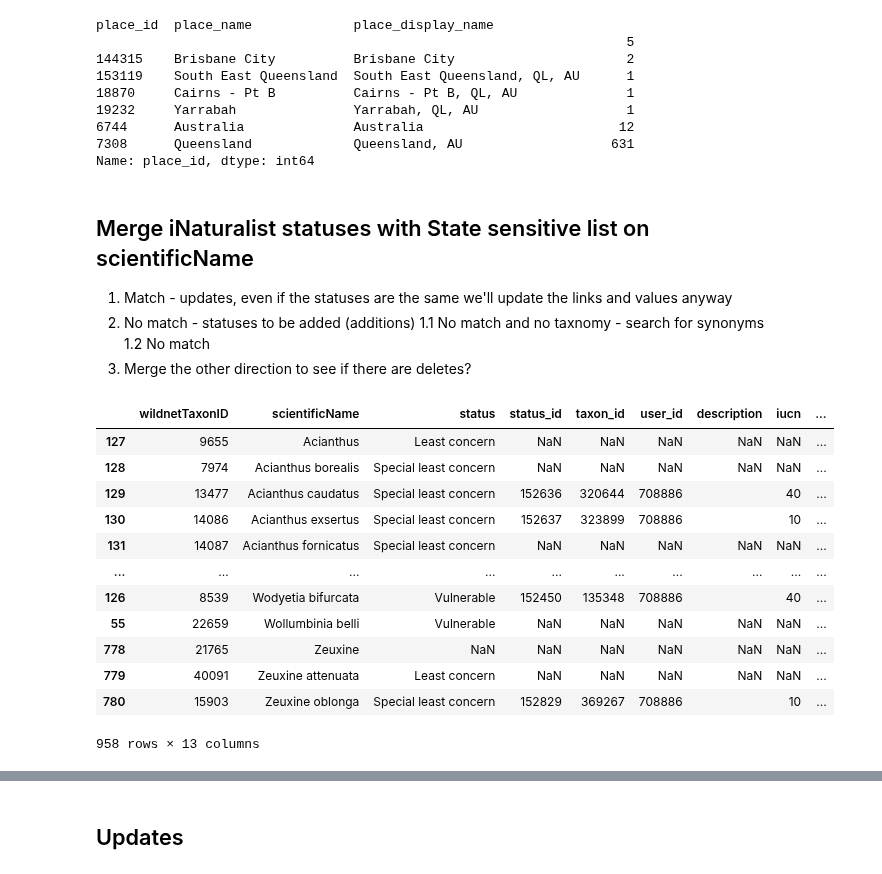
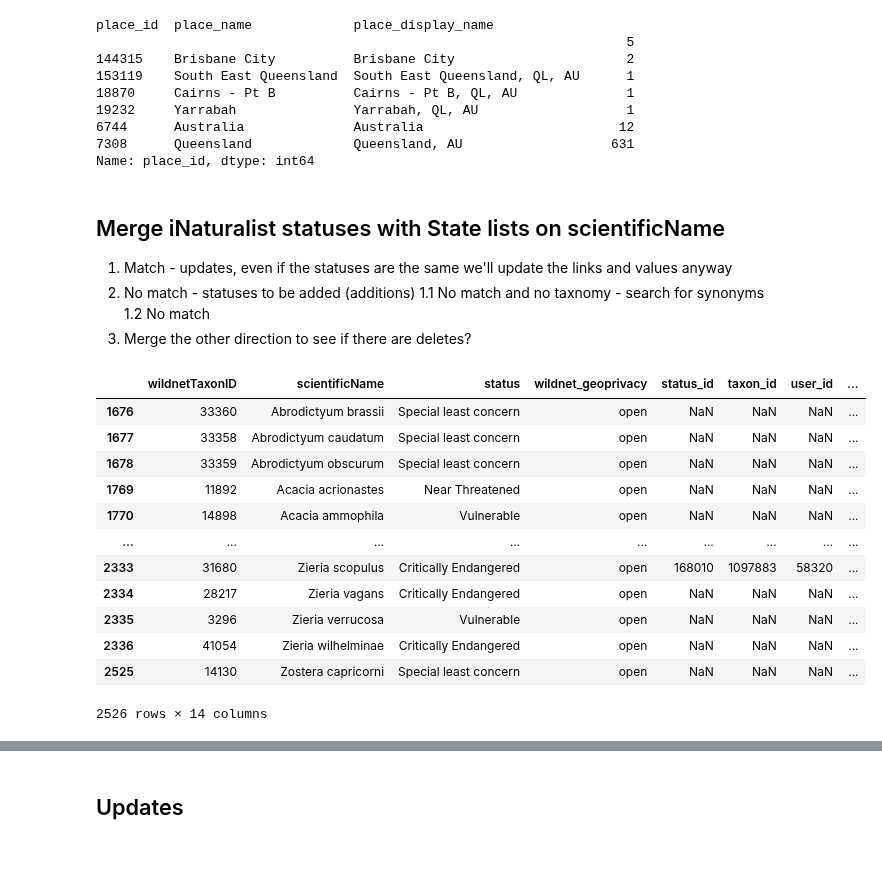
Before and after one commit to AtlasOfLivingAustralia/authoritative-lists, a Jupyter notebook: source-code/py-notebook/inaturalist-statuses/qld.ipynb, the cells around one changed output, grey strips where cells are left out. Drawn from its saved outputs; the diff is of its cells as text; code cells hidden in the pictures.

Commit message:
inaturalist qld include conservation list

```diff
--- a/source-code/py-notebook/inaturalist-statuses/qld.ipynb
+++ b/source-code/py-notebook/inaturalist-statuses/qld.ipynb
@@ -100,6 +104,7 @@ inattaxa.head(3)
 sensitivelist = pd.read_csv(listdir + "sensitive-lists/QLD-sensitive.csv")  # Qld sensitive list
 sensitivelist['scientificName'] = sensitivelist['scientificName'].str.replace('subsp. ', '', regex=False)
 sensitivelist = sensitivelist.rename(columns={'taxonID':'wildnetTaxonID'})
+sensitivelist['wildnet_geoprivacy'] = 'obscured'
 sensitivelist
 # %% [output]
 |  | wildnetTaxonID | kingdom | class | family | scientificName | vernacularName | scientificNameAuthorship | ... |
@@ -117,0 +123,6 @@ sensitivelist
+# %%
+conservationlist = pd.read_csv(listdir + "conservation-lists/QLD-conservation.csv")  # Qld sensitive list
+conservationlist['scientificName'] = conservationlist['scientificName'].str.replace('subsp. ', '', regex=False)
+conservationlist = conservationlist.rename(columns={'taxonID':'wildnetTaxonID'})
+conservationlist['wildnet_geoprivacy'] = conservationlist['Confidential'].apply(lambda x: 'obscured' if x == 'Y' else 'open')
+conservationlist
@@ -117,0 +143,5 @@ sensitivelist
+# %%
+# join them in a way that works for inat (eg sensitive list, geoprivacy = 'obscured'
+statelist = pd.concat([sensitivelist[['wildnetTaxonID','scientificName','status','wildnet_geoprivacy','kingdom','class','family']],
+                    conservationlist[['wildnetTaxonID','scientificName','status','wildnet_geoprivacy','kingdom','class','family']]]).drop_duplicates()
+statelist
@@ -160,7 +211,7 @@ place_id  place_name             place_display_name
 7308      Queensland             Queensland, AU                   631
 Name: place_id, dtype: int64
 # %% [markdown]
-## Merge iNaturalist statuses with State sensitive list on scientificName
+## Merge iNaturalist statuses with State lists on scientificName
 
 1. Match - updates, even if the statuses are the same we'll update the links and values anyway
 2. No match - statuses to be added (additions)
@@ -169,22 +220,22 @@ Name: place_id, dtype: int64
 3. Merge the other direction to see if there are deletes?
 # %%
 # join to see which lists already have a status in inaturalist based on scientificName
-mergedstatuses = sensitivelist[['wildnetTaxonID','scientificName','status']].merge(inatstatuses[['status_id','scientificName','taxon_id','user_id','description','iucn','authority','status','geoprivacy','place_id','place_display_name']],how="left",left_on='scientificName',right_on='scientificName',suffixes=(None,'_inat')).sort_values(['scientificName'])
+mergedstatuses = statelist[['wildnetTaxonID','scientificName','status','wildnet_geoprivacy']].merge(inatstatuses[['status_id','scientificName','taxon_id','user_id','description','iucn','authority','status','geoprivacy','place_id','place_display_name']],how="left",left_on='scientificName',right_on='scientificName',suffixes=(None,'_inat')).sort_values(['scientificName'])
 mergedstatuses
 # %% [output]
-|  | wildnetTaxonID | scientificName | status | status_id | taxon_id | user_id | description | iucn | ... |
-| 127 | 9655 | Acianthus | Least concern | NaN | NaN | NaN | NaN | NaN | ... |
-| 128 | 7974 | Acianthus borealis | Special least concern | NaN | NaN | NaN | NaN | NaN | ... |
-| 129 | 13477 | Acianthus caudatus | Special least concern | 152636 | 320644 | 708886 |  | 40 | ... |
-| 130 | 14086 | Acianthus exsertus | Special least concern | 152637 | 323899 | 708886 |  | 10 | ... |
-| 131 | 14087 | Acianthus fornicatus | Special least concern | NaN | NaN | NaN | NaN | NaN | ... |
-| ... | ... | ... | ... | ... | ... | ... | ... | ... | ... |
-| 126 | 8539 | Wodyetia bifurcata | Vulnerable | 152450 | 135348 | 708886 |  | 40 | ... |
-| 55 | 22659 | Wollumbinia belli | Vulnerable | NaN | NaN | NaN | NaN | NaN | ... |
-| 778 | 21765 | Zeuxine | NaN | NaN | NaN | NaN | NaN | NaN | ... |
-| 779 | 40091 | Zeuxine attenuata | Least concern | NaN | NaN | NaN | NaN | NaN | ... |
-| 780 | 15903 | Zeuxine oblonga | Special least concern | 152829 | 369267 | 708886 |  | 10 | ... |
+|  | wildnetTaxonID | scientificName | status | wildnet_geoprivacy | status_id | taxon_id | user_id | ... |
+| 1676 | 33360 | Abrodictyum brassii | Special least concern | open | NaN | NaN | NaN | ... |
+| 1677 | 33358 | Abrodictyum caudatum | Special least concern | open | NaN | NaN | NaN | ... |
+| 1678 | 33359 | Abrodictyum obscurum | Special least concern | open | NaN | NaN | NaN | ... |
+| 1769 | 11892 | Acacia acrionastes | Near Threatened | open | NaN | NaN | NaN | ... |
+| 1770 | 14898 | Acacia ammophila | Vulnerable | open | NaN | NaN | NaN | ... |
+| ... | ... | ... | ... | ... | ... | ... | ... | ... |
+| 2333 | 31680 | Zieria scopulus | Critically Endangered | open | 168010 | 1097883 | 58320 | ... |
+| 2334 | 28217 | Zieria vagans | Critically Endangered | open | NaN | NaN | NaN | ... |
+| 2335 | 3296 | Zieria verrucosa | Vulnerable | open | NaN | NaN | NaN | ... |
+| 2336 | 41054 | Zieria wilhelminae | Critically Endangered | open | NaN | NaN | NaN | ... |
+| 2525 | 14130 | Zostera capricorni | Special least concern | open | NaN | NaN | NaN | ... |
-958 rows × 13 columns
+2526 rows × 14 columns
 # %%
 # prepare the export fields, common to New template and Update template
 # new statuses
```
Also changed, not shown: parts of 18 cells of this notebook.
